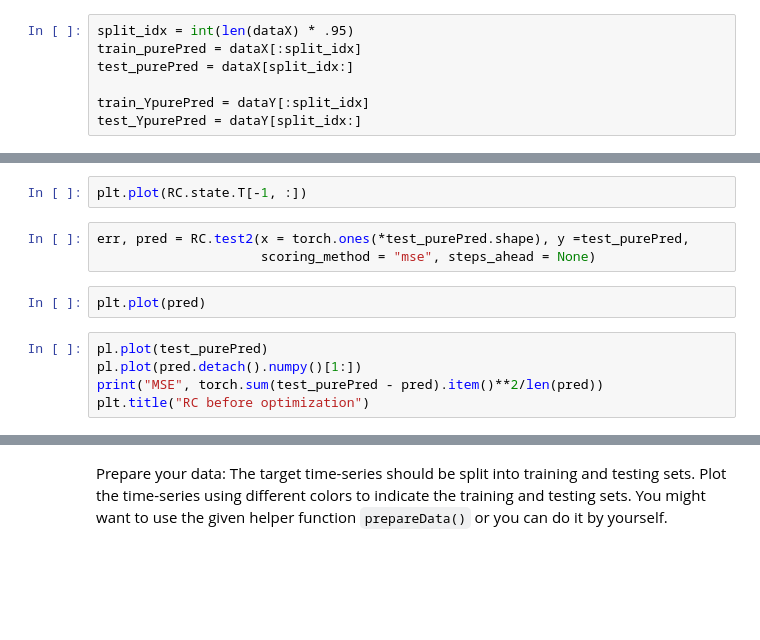
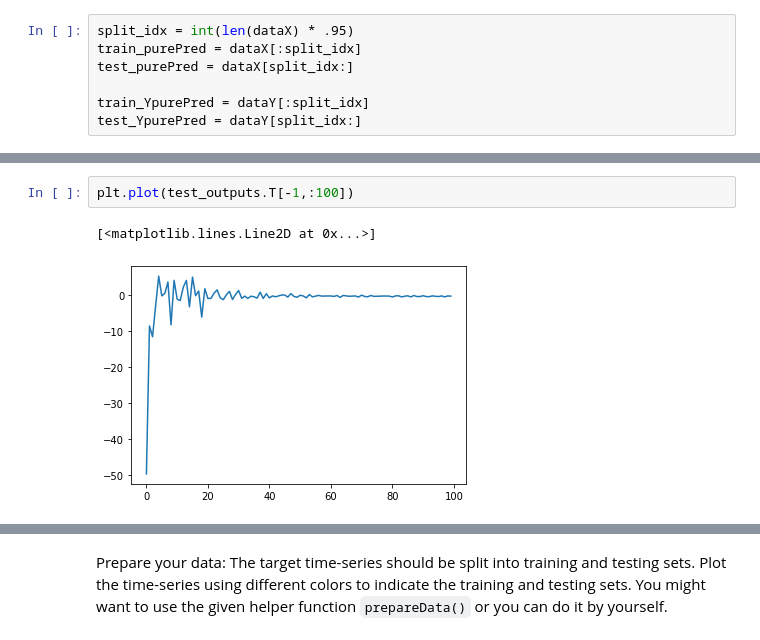
Before and after one commit to blindedjoy/RcTorch, a Jupyter notebook: hw6_209/cs109b_hw6_209.ipynb, the cells around one changed output, grey strips where cells are left out. Saved outputs shown, nothing was run; the diff lists cells and outputs as text; blank space fills up the shorter version.

```diff
--- a/hw6_209/cs109b_hw6_209.ipynb
+++ b/hw6_209/cs109b_hw6_209.ipynb
@@ -239,12 +288,5 @@ plt.legend();
 # %%
-plt.plot(RC.state.T[-1, :])
+plt.plot(test_outputs.T[-1,:100])
+# %% [output]
+[<matplotlib.lines.Line2D at 0x...>]
+[figure, added]
-# %%
-err, pred = RC.test2(x = torch.ones(*test_purePred.shape), y =test_purePred,
-                     scoring_method = "mse", steps_ahead = None)
-# %%
-plt.plot(pred)
-# %%
-pl.plot(test_purePred)
-pl.plot(pred.detach().numpy()[1:])
-print("MSE", torch.sum(test_purePred - pred).item()**2/len(pred))
-plt.title("RC before optimization")
```
Also changed, not shown: parts of 11 cells of this notebook, 4 other files.
